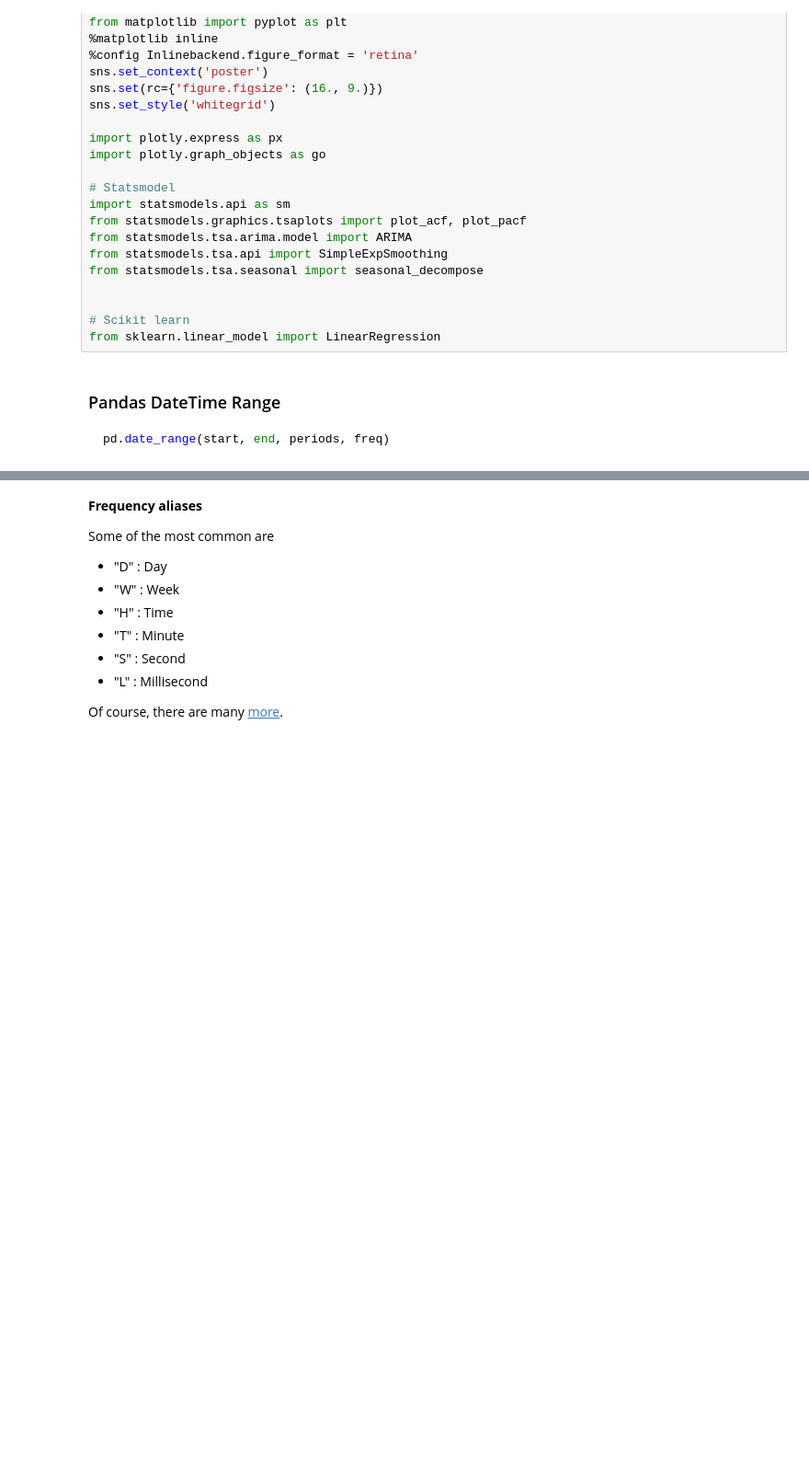
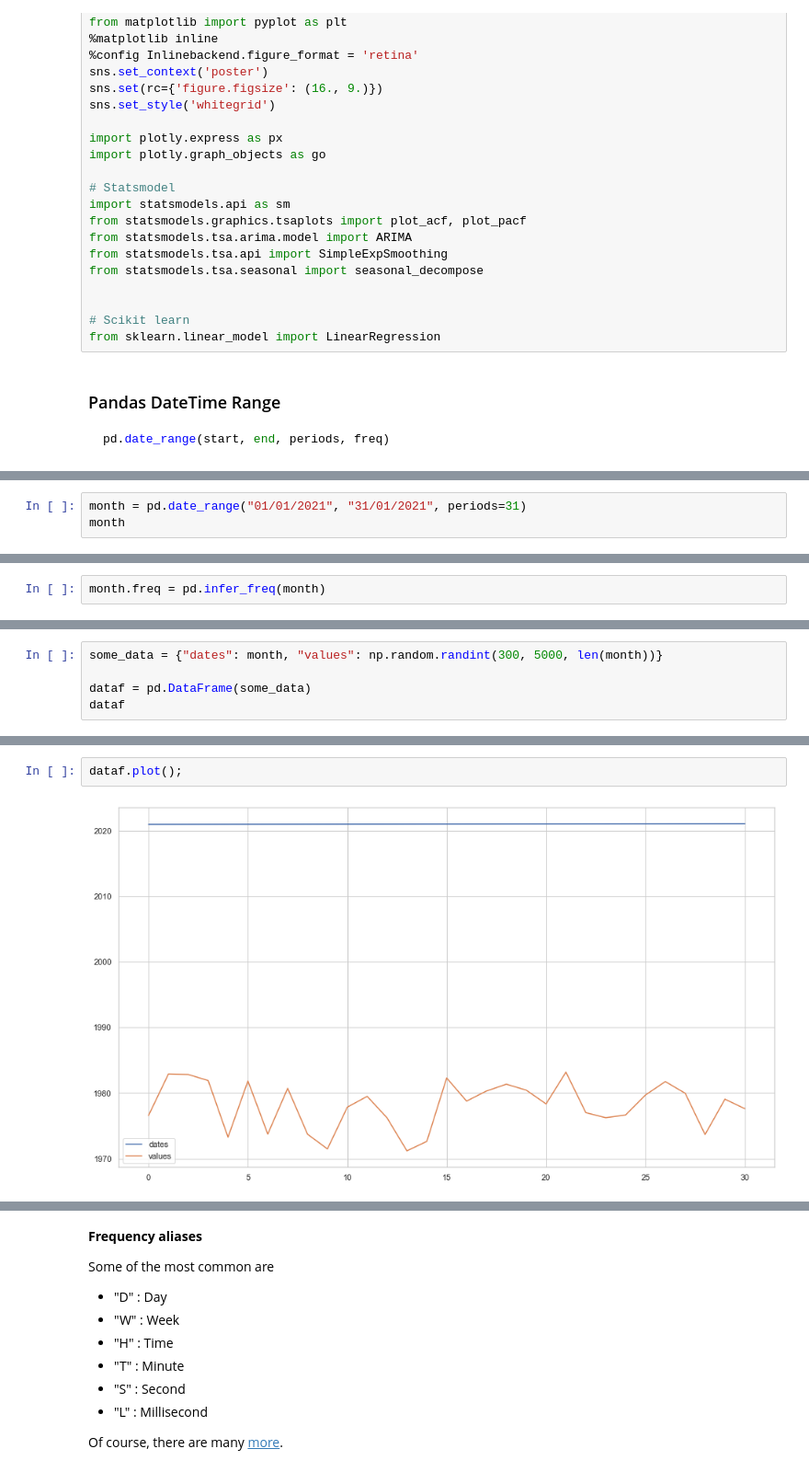
Before and after one commit to Ironhack-data-bcn-oct-2022/lectures, a Jupyter notebook: week-6/03 - Time series.ipynb, the cells around one changed output, grey strips where cells are left out. Shown at 92% size. Drawn from its saved outputs; the diff is of its cells as text; blank space fills up the shorter version.

```diff
--- a/week-6/03 - Time series.ipynb
+++ b/week-6/03 - Time series.ipynb
@@ -69,0 +117,3 @@ pd.date_range(start, end, periods, freq)
+# %%
+month = pd.date_range("01/01/2021", "31/01/2021", periods=31)
+month
@@ -69,0 +138,2 @@ pd.date_range(start, end, periods, freq)
+# %%
+month.freq = pd.infer_freq(month)
@@ -69,0 +167,5 @@ pd.date_range(start, end, periods, freq)
+# %%
+some_data = {"dates": month, "values": np.random.randint(300, 5000, len(month))}
+
+dataf = pd.DataFrame(some_data)
+dataf
@@ -69,0 +190,4 @@ pd.date_range(start, end, periods, freq)
+# %%
+dataf.plot();
+# %% [output]
+[figure, added]
```
Also changed, not shown: parts of 113 cells of this notebook.
